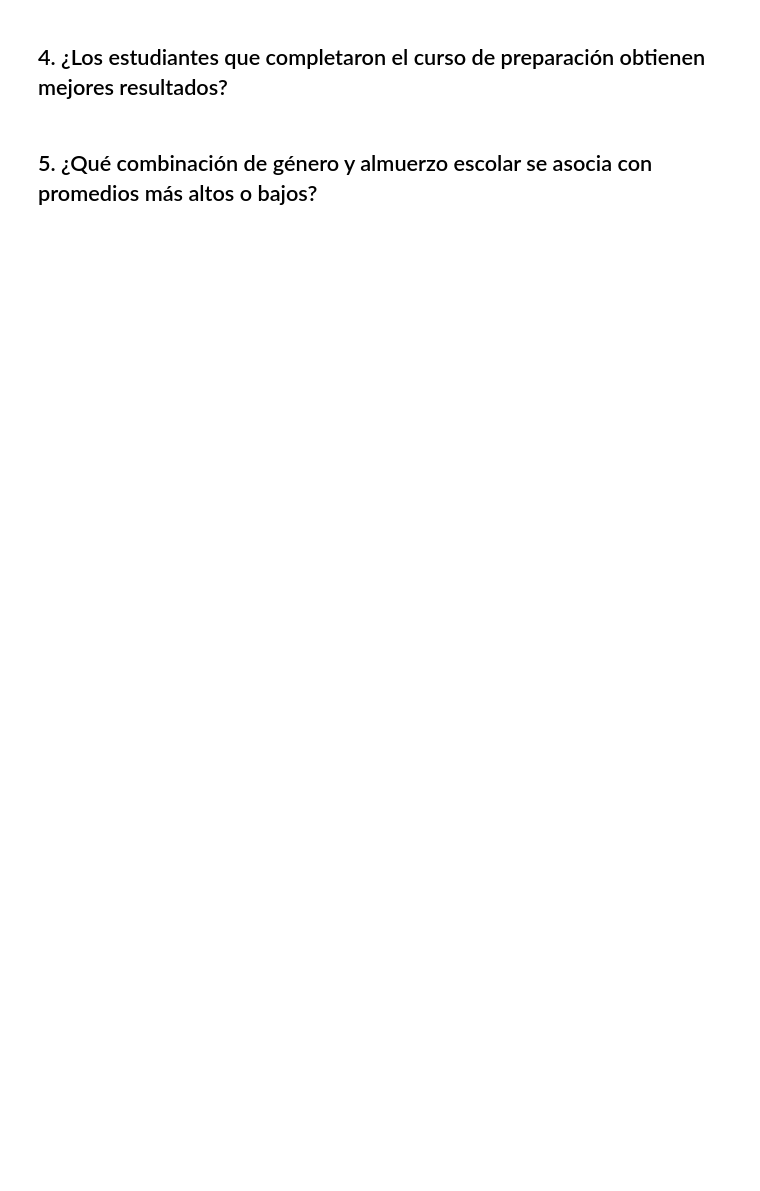
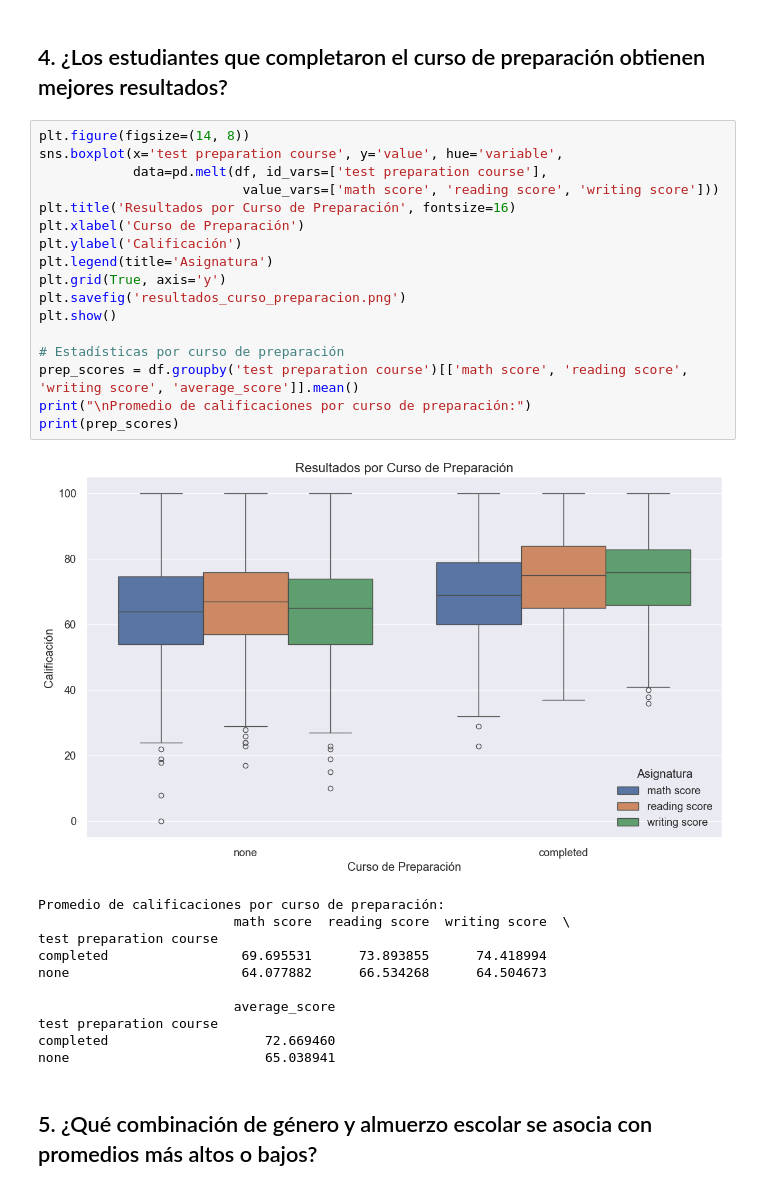
Before and after one commit to driosoft-pro/dataEducacion, a Jupyter notebook: student_performance.ipynb, the cells around one changed output. Drawn from its saved outputs; the diff is of its cells as text; blank space fills up the shorter version.

```diff
--- a/student_performance.ipynb
+++ b/student_performance.ipynb
@@ -56,4 +186,33 @@ print(df.columns.tolist())
 # %% [markdown]
 ## 4. ¿Los estudiantes que completaron el curso de preparación obtienen mejores resultados?
+# %%
+plt.figure(figsize=(14, 8))
+sns.boxplot(x='test preparation course', y='value', hue='variable',
+            data=pd.melt(df, id_vars=['test preparation course'],
+                          value_vars=['math score', 'reading score', 'writing score']))
+plt.title('Resultados por Curso de Preparación', fontsize=16)
+plt.xlabel('Curso de Preparación')
+plt.ylabel('Calificación')
+plt.legend(title='Asignatura')
+plt.grid(True, axis='y')
+plt.savefig('resultados_curso_preparacion.png')
+plt.show()
+
+# Estadísticas por curso de preparación
+prep_scores = df.groupby('test preparation course')[['math score', 'reading score', 'writing score', 'average_score']].mean()
+print("\nPromedio de calificaciones por curso de preparación:")
+print(prep_scores)
+# %% [output]
+[figure, added]
+Promedio de calificaciones por curso de preparación:
+                         math score  reading score  writing score  \
+test preparation course
+completed                 69.695531      73.893855      74.418994
+none                      64.077882      66.534268      64.504673
+
+                         average_score
+test preparation course
+completed                    72.669460
+none                         65.038941
 # %% [markdown]
 ## 5. ¿Qué combinación de género y almuerzo escolar se asocia con promedios más altos o bajos?
```
Also changed, not shown: parts of 16 cells of this notebook, 12 other files.
